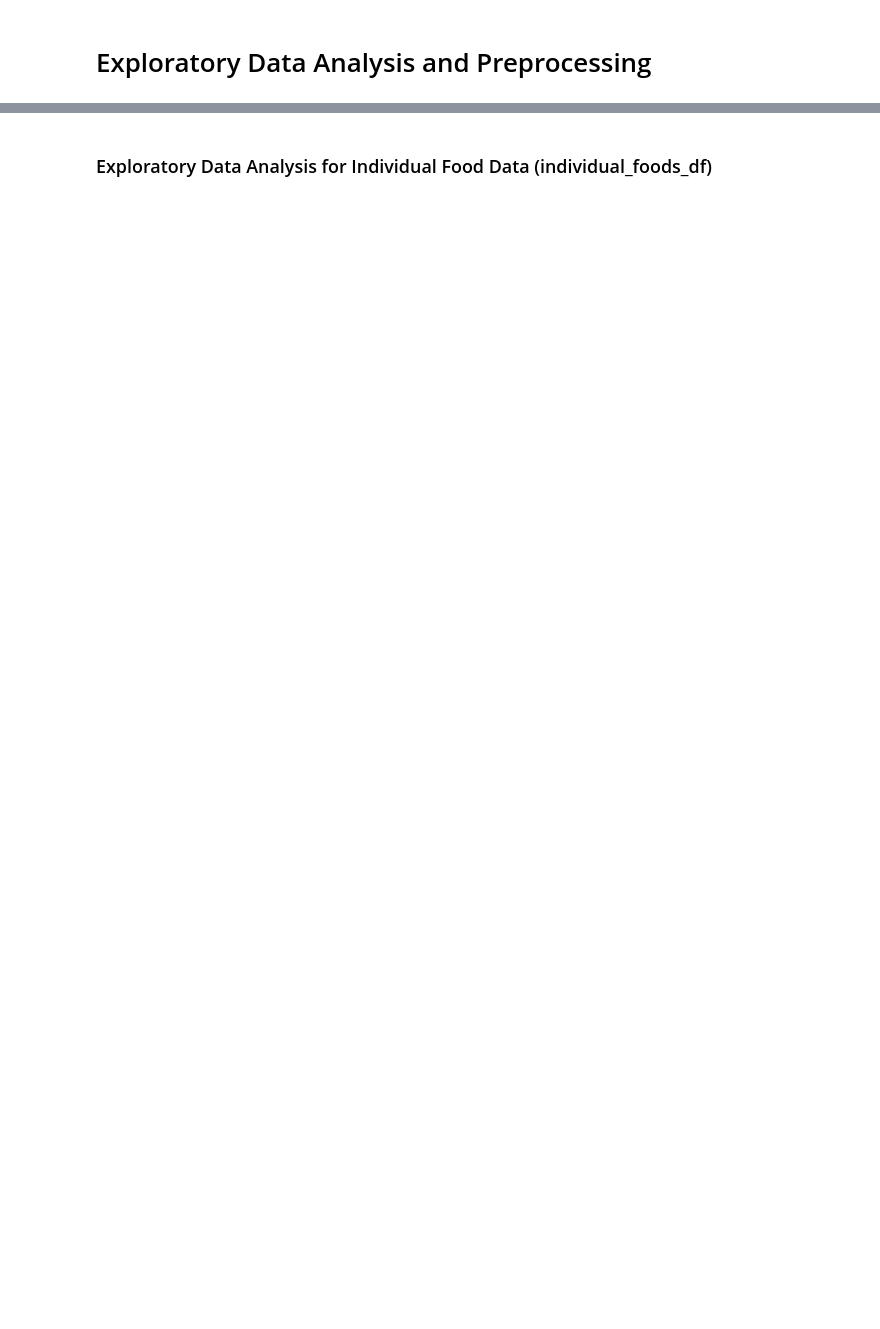
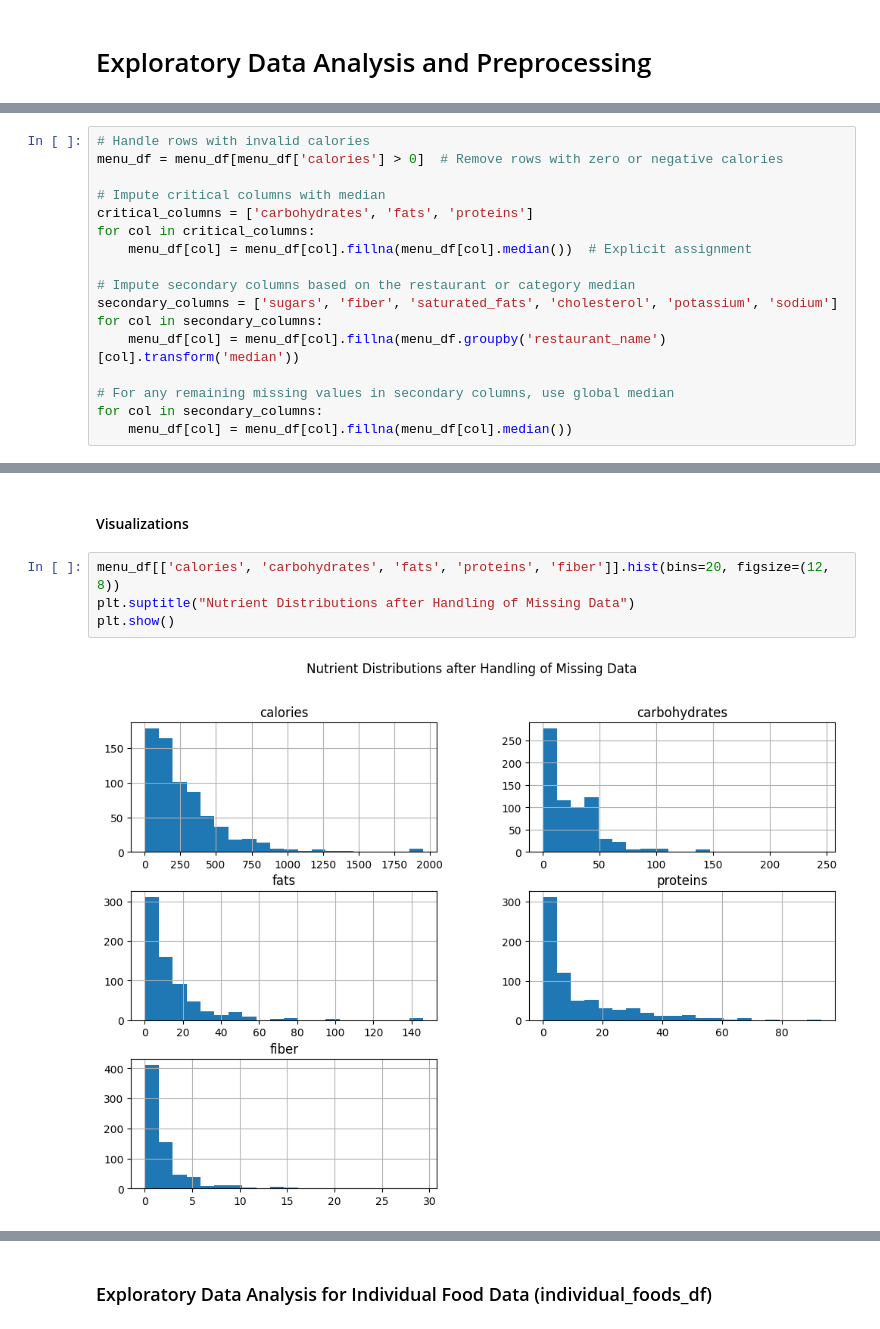
Before and after one commit to lvandine44/MADS-Capstone, a Jupyter notebook: 3-EDA and Preprocessing.ipynb, the cells around one changed output, grey strips where cells are left out. Saved outputs shown, nothing was run; the diff lists cells and outputs as text; blank space fills up the shorter version.

```diff
--- a/3-EDA and Preprocessing.ipynb
+++ b/3-EDA and Preprocessing.ipynb
@@ -93,0 +157,17 @@ Name: count, dtype: int64
+# %%
+# Handle rows with invalid calories
+menu_df = menu_df[menu_df['calories'] > 0]  # Remove rows with zero or negative calories
+
+# Impute critical columns with median
+critical_columns = ['carbohydrates', 'fats', 'proteins']
+for col in critical_columns:
+    menu_df[col] = menu_df[col].fillna(menu_df[col].median())  # Explicit assignment
+
+# Impute secondary columns based on the restaurant or category median
+secondary_columns = ['sugars', 'fiber', 'saturated_fats', 'cholesterol', 'potassium', 'sodium']
+for col in secondary_columns:
+    menu_df[col] = menu_df[col].fillna(menu_df.groupby('restaurant_name')[col].transform('median'))
+
+# For any remaining missing values in secondary columns, use global median
+for col in secondary_columns:
+    menu_df[col] = menu_df[col].fillna(menu_df[col].median())
@@ -93,0 +193,8 @@ Name: count, dtype: int64
+# %% [markdown]
+#### Visualizations
+# %%
+menu_df[['calories', 'carbohydrates', 'fats', 'proteins', 'fiber']].hist(bins=20, figsize=(12, 8))
+plt.suptitle("Nutrient Distributions after Handling of Missing Data")
+plt.show()
+# %% [output]
+[figure, added]
```
Also changed, not shown: parts of 38 cells of this notebook, 5 other files.
